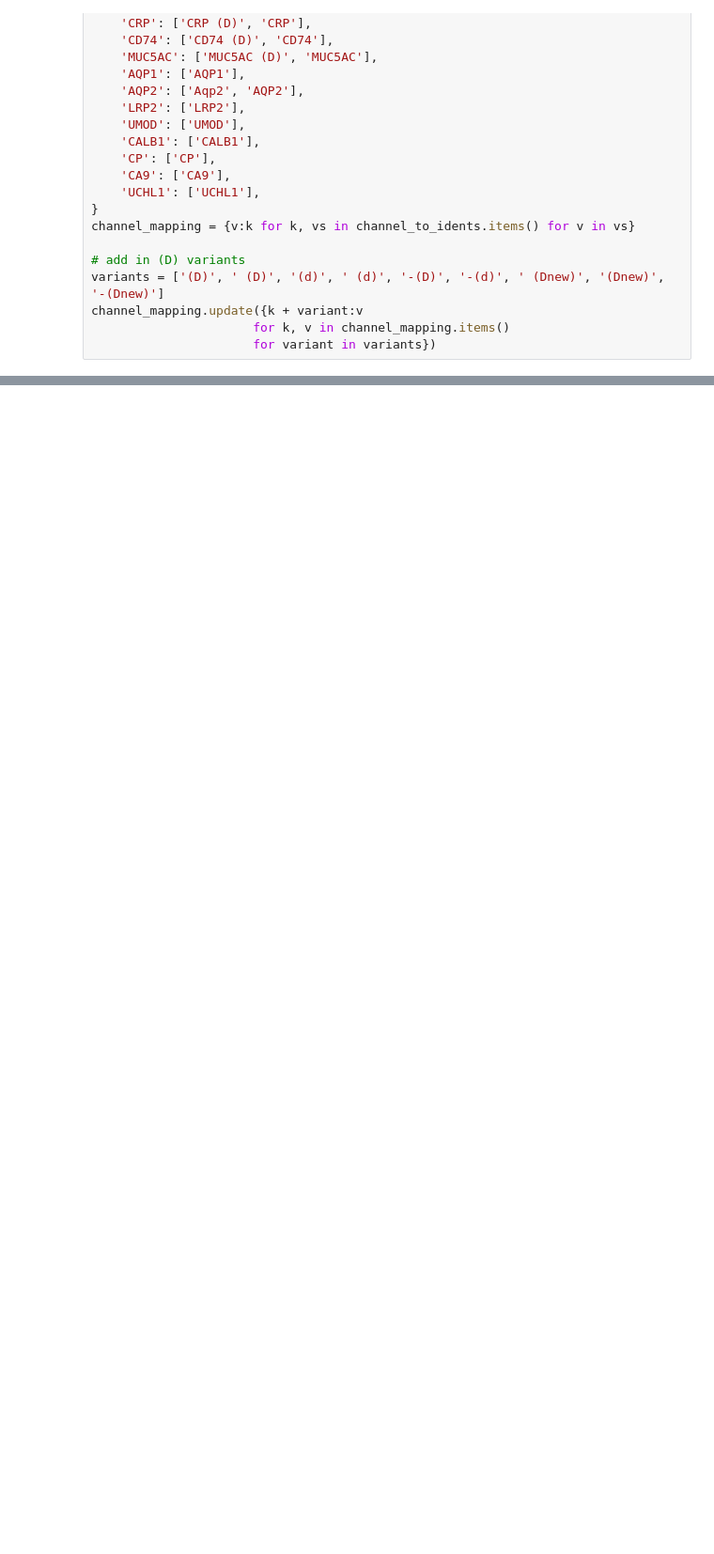
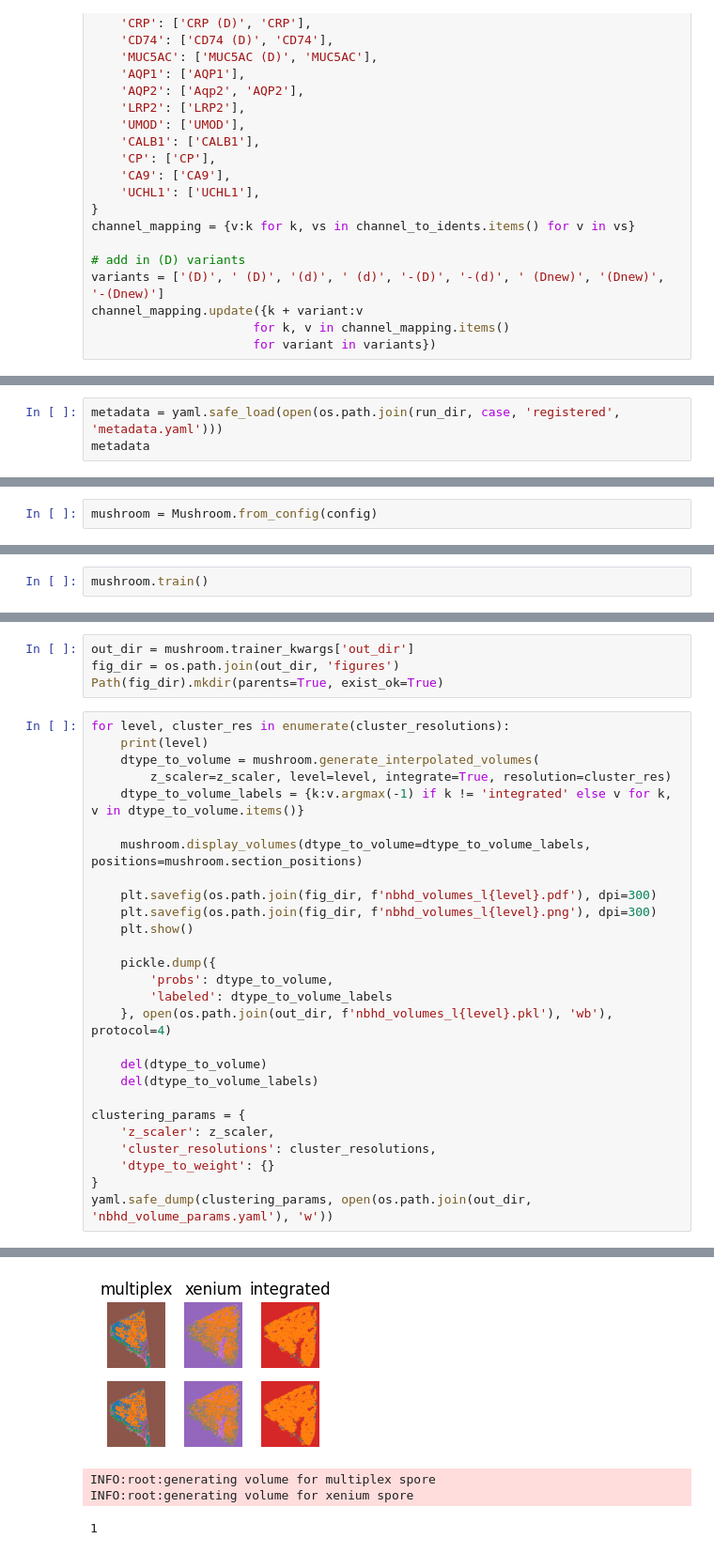
Before and after one commit to ding-lab/mushroom, a Jupyter notebook: notebooks/projects/kelsey/run_samples.ipynb, the cells around one changed output, grey strips where cells are left out. Shown at 94% size. Saved outputs shown, nothing was run; the diff lists cells and outputs as text; blank space fills up the shorter version.

```diff
--- a/notebooks/projects/kelsey/run_samples.ipynb
+++ b/notebooks/projects/kelsey/run_samples.ipynb
@@ -151,0 +155,3 @@ nbhd_resolution = 50
+# %%
+metadata = yaml.safe_load(open(os.path.join(run_dir, case, 'registered', 'metadata.yaml')))
+metadata
@@ -180,0 +215,2 @@ config = utils.recursive_update(config, {
+# %%
+mushroom = Mushroom.from_config(config)
@@ -180,0 +267,2 @@ config = utils.recursive_update(config, {
+# %%
+mushroom.train()
@@ -180,0 +311,32 @@ config = utils.recursive_update(config, {
+# %%
+out_dir = mushroom.trainer_kwargs['out_dir']
+fig_dir = os.path.join(out_dir, 'figures')
+Path(fig_dir).mkdir(parents=True, exist_ok=True)
+# %%
+for level, cluster_res in enumerate(cluster_resolutions):
+    print(level)
+    dtype_to_volume = mushroom.generate_interpolated_volumes(
+        z_scaler=z_scaler, level=level, integrate=True, resolution=cluster_res)
+    dtype_to_volume_labels = {k:v.argmax(-1) if k != 'integrated' else v for k, v in dtype_to_volume.items()}
+
+    mushroom.display_volumes(dtype_to_volume=dtype_to_volume_labels, positions=mushroom.section_positions)
+
+    plt.savefig(os.path.join(fig_dir, f'nbhd_volumes_l{level}.pdf'), dpi=300)
+    plt.savefig(os.path.join(fig_dir, f'nbhd_volumes_l{level}.png'), dpi=300)
+    plt.show()
+
+    pickle.dump({
+        'probs': dtype_to_volume,
+        'labeled': dtype_to_volume_labels
+    }, open(os.path.join(out_dir, f'nbhd_volumes_l{level}.pkl'), 'wb'), protocol=4)
+
+    del(dtype_to_volume)
+    del(dtype_to_volume_labels)
+
+clustering_params = {
+    'z_scaler': z_scaler,
+    'cluster_resolutions': cluster_resolutions,
+    'dtype_to_weight': {}
+}
+yaml.safe_dump(clustering_params, open(os.path.join(out_dir, 'nbhd_volume_params.yaml'), 'w'))
+# %% [output]
@@ -180,0 +364,4 @@ config = utils.recursive_update(config, {
+[figure, added]
+INFO:root:generating volume for multiplex spore
+INFO:root:generating volume for xenium spore
+1
```
Also changed, not shown: parts of 18 cells of this notebook, 9 other files.
